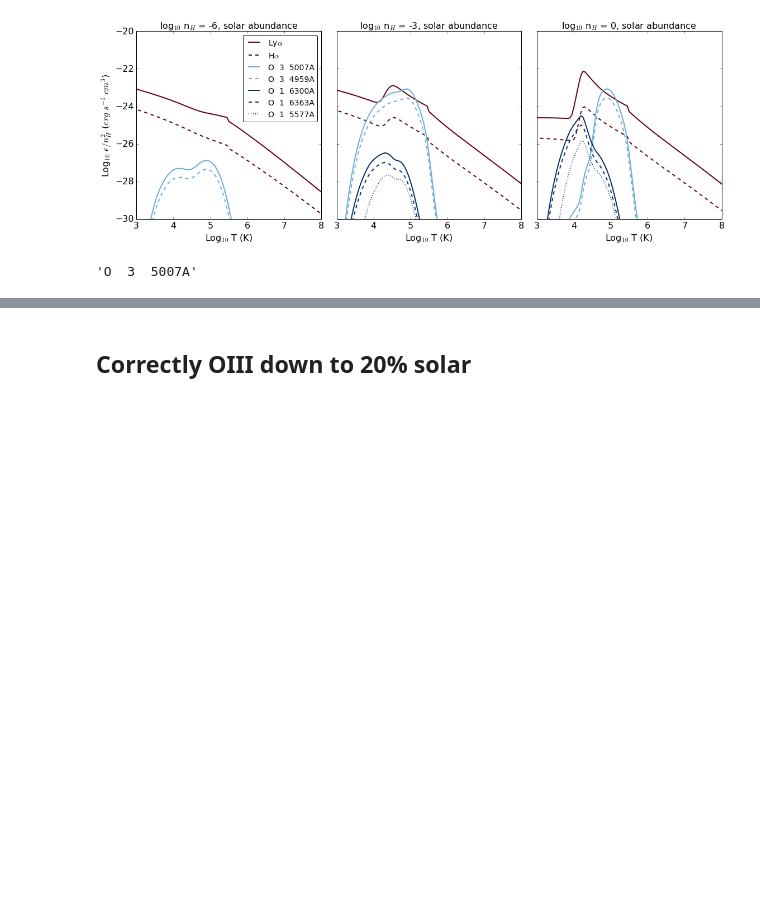
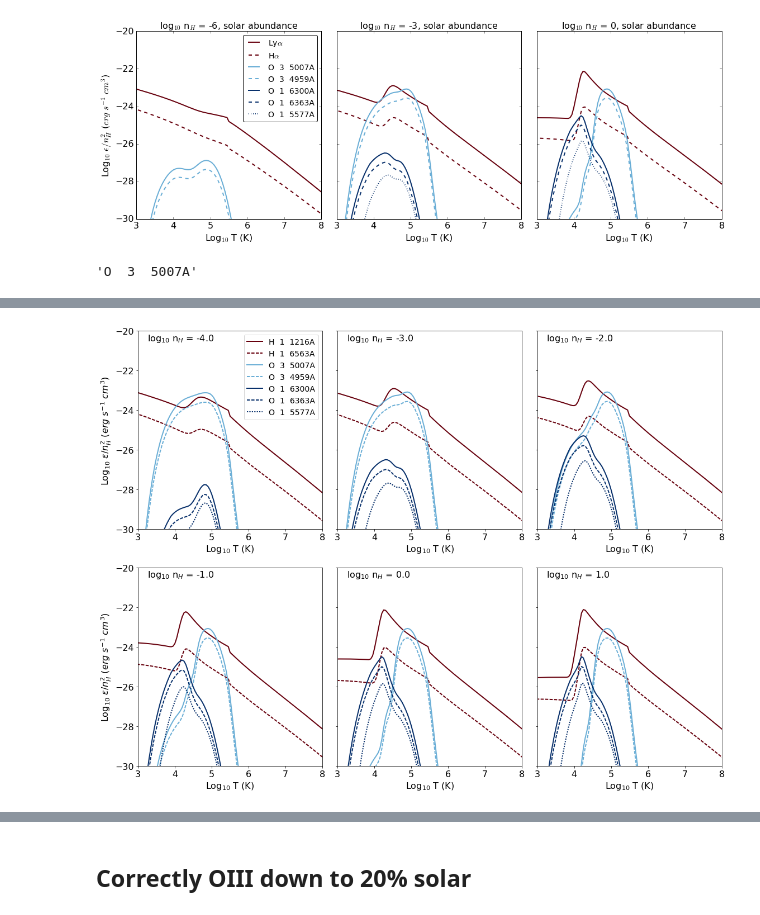
Before and after one commit to lokhorst/HalphaScripts, a Jupyter notebook: emissivitytable_plots.ipynb, the cells around one changed output, grey strips where cells are left out. Cells and saved outputs as stored; diff of their text form; code cells hidden in the pictures; blank space fills up the shorter version.

Commit message:
added wrapper for emissivity plotting script (now easy to change style of plots and pick the densities that you want to make the plots at)

```diff
--- a/emissivitytable_plots.ipynb
+++ b/emissivitytable_plots.ipynb
@@ -216,0 +232,69 @@ O_wavelen[22]
+# %%
+# Set up the plot structure based on the number of plots you want to make
+fig,axarr = plt.subplots(2,3,figsize=(16,12))
+
+SMALL_SIZE = 16
+MEDIUM_SIZE = 16
+BIGGER_SIZE = 18
+plt.rc('font', size=SMALL_SIZE)          # controls default text sizes
+plt.rc('axes', titlesize=SMALL_SIZE)     # fontsize of the axes title
+plt.rc('axes', labelsize=MEDIUM_SIZE)    # fontsize of the x and y labels
+plt.rc('xtick', labelsize=SMALL_SIZE)    # fontsize of the tick labels
+plt.rc('ytick', labelsize=SMALL_SIZE)    # fontsize of the tick labels
+plt.rc('legend', fontsize=SMALL_SIZE)    # legend fontsize
+plt.rc('figure', titlesize=BIGGER_SIZE)  # fontsize of the figure title
+
+reds = plt.get_cmap("Reds")
+blues = plt.get_cmap("Blues")
+
+def emisplot(ax,density_index = 40,legend=False):
+    'plot the H lines'
+    indices = [1,9]
+    linestyles = ['-','--']
+    colours = [reds(1.0),reds(1.0)]
+    for index,colour,linestyle in zip(indices,colours,linestyles):
+        emtable = H_lines[:,:,index]
+        ax.plot(H_logTK,emtable[:,density_index],label=H_wavelen[index],color=colour,linestyle=linestyle,linewidth=2)
+
+    'plot the O lines'
+    indices = [22,21,1,2,0]
+    linestyles = ['-','--','-','--',':']
+    colours = [blues(0.5),blues(0.5),blues(1.0),blues(1.0),blues(1.0)]
+    for index,colour,linestyle in zip(indices,colours,linestyles):
+        emtable = O_lines[:,:,index]
+        ax.plot(O_logTK,emtable[:,density_index],label=O_wavelen[index],color=colour,linestyle=linestyle,linewidth=2)
+
+    'add a legend if set to True'
+    if legend:
+        ax.legend(fancybox=True,loc=1,fontsize=14)
+        #ax.legend()
+
+    'add the density to the plot'
+    label = r'log$_{10}$ n$_H$ = %s'%H_logrhocm3[density_index]
+    ax.text(0.05,0.95,label,transform=ax.transAxes,color='black',fontsize=SMALL_SIZE)
+
+
+emisplot(axarr[0,0],density_index = 20,legend=True)
+emisplot(axarr[0,1],density_index = 25,legend=False)
+emisplot(axarr[0,2],density_index = 30,legend=False)
+
+emisplot(axarr[1,0],density_index = 35,legend=False)
+emisplot(axarr[1,1],density_index = 40,legend=False)
+emisplot(axarr[1,2],density_index = 45,legend=False)
+
+'format the plots'
+for axx in axarr[:]:
+    for ax in axx:
+        ax.set_xlim(3,8)
+        ax.set_ylim(-30,-20)
+        ax.set_xlabel(r'Log$_{10}$ T (K)')
+        ax.set_ylabel(r'Log$_{10}$ $\epsilon / n_H^2$ ($erg$ $s^{-1}$ $cm^3$)')
+
+    axx[1].set_yticklabels([])
+    axx[1].set_ylabel('')
+    axx[2].set_yticklabels([])
+    axx[2].set_ylabel('')
+
+plt.tight_layout()
+# %% [output]
+[figure, added]
```
Also changed, not shown: parts of 3 cells of this notebook, 2 other files.
